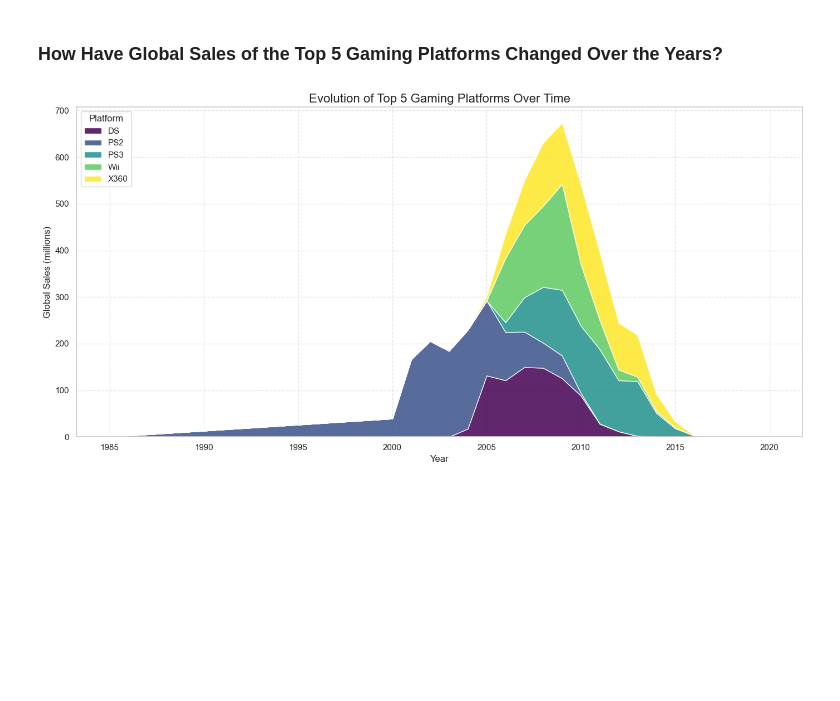
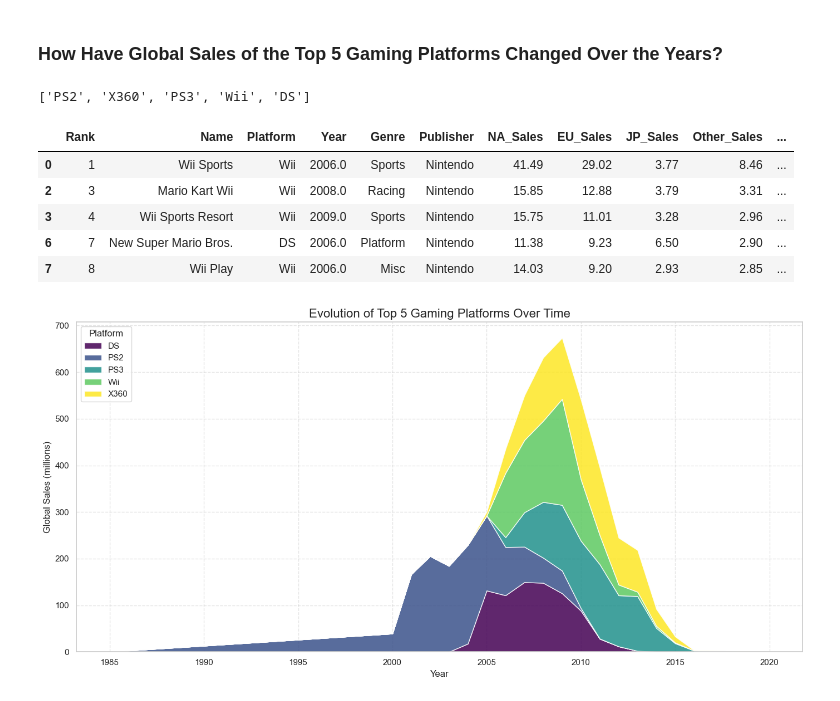
Before and after one commit to rajpurohitmohit/Data-Visualization, a Jupyter notebook: Gaming Industry Analysis/Gaming_Industry_Analysis.ipynb, the cells around one changed output. Drawn from its saved outputs; the diff is of its cells as text; code cells hidden in the pictures; blank space fills up the shorter version.

```diff
--- a/Gaming Industry Analysis/Copy.ipynb
+++ b/Gaming Industry Analysis/Gaming_Industry_Analysis.ipynb
@@ -326,4 +305,21 @@ plt.show()
 ## **Stack Plot - Evolution of Top 5 Gaming Platforms Over Time**
 # %% [markdown]
 ### How Have Global Sales of the Top 5 Gaming Platforms Changed Over the Years?
+# %%
+# Get top 5 platforms by global sales
+top_platforms = df.groupby('Platform')['Global_Sales'].sum().sort_values(ascending=False).head(5).index.tolist()
+top_platforms
+# %% [output]
+['PS2', 'X360', 'PS3', 'Wii', 'DS']
+# %%
+# Filter data for only top platforms
+filtered_df = df[df['Platform'].isin(top_platforms)]
+filtered_df.head()
+# %% [output]
+|  | Rank | Name | Platform | Year | Genre | Publisher | NA_Sales | EU_Sales | JP_Sales | Other_Sales | ... |
+| 0 | 1 | Wii Sports | Wii | 2006.0 | Sports | Nintendo | 41.49 | 29.02 | 3.77 | 8.46 | ... |
+| 2 | 3 | Mario Kart Wii | Wii | 2008.0 | Racing | Nintendo | 15.85 | 12.88 | 3.79 | 3.31 | ... |
+| 3 | 4 | Wii Sports Resort | Wii | 2009.0 | Sports | Nintendo | 15.75 | 11.01 | 3.28 | 2.96 | ... |
+| 6 | 7 | New Super Mario Bros. | DS | 2006.0 | Platform | Nintendo | 11.38 | 9.23 | 6.50 | 2.90 | ... |
+| 7 | 8 | Wii Play | Wii | 2006.0 | Misc | Nintendo | 14.03 | 9.20 | 2.93 | 2.85 | ... |
 # %%
```
Also changed, not shown: parts of 12 cells of this notebook, 4 other files.
